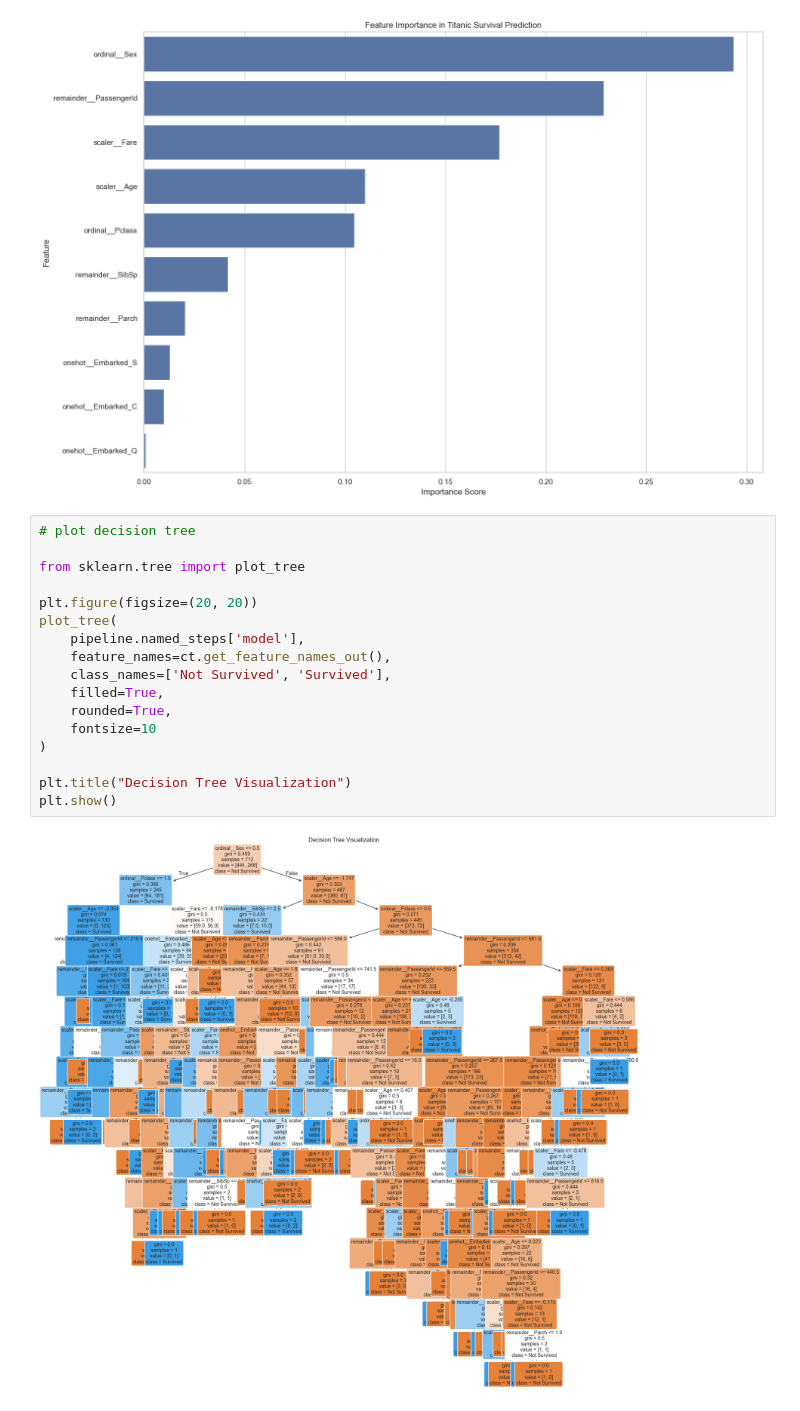
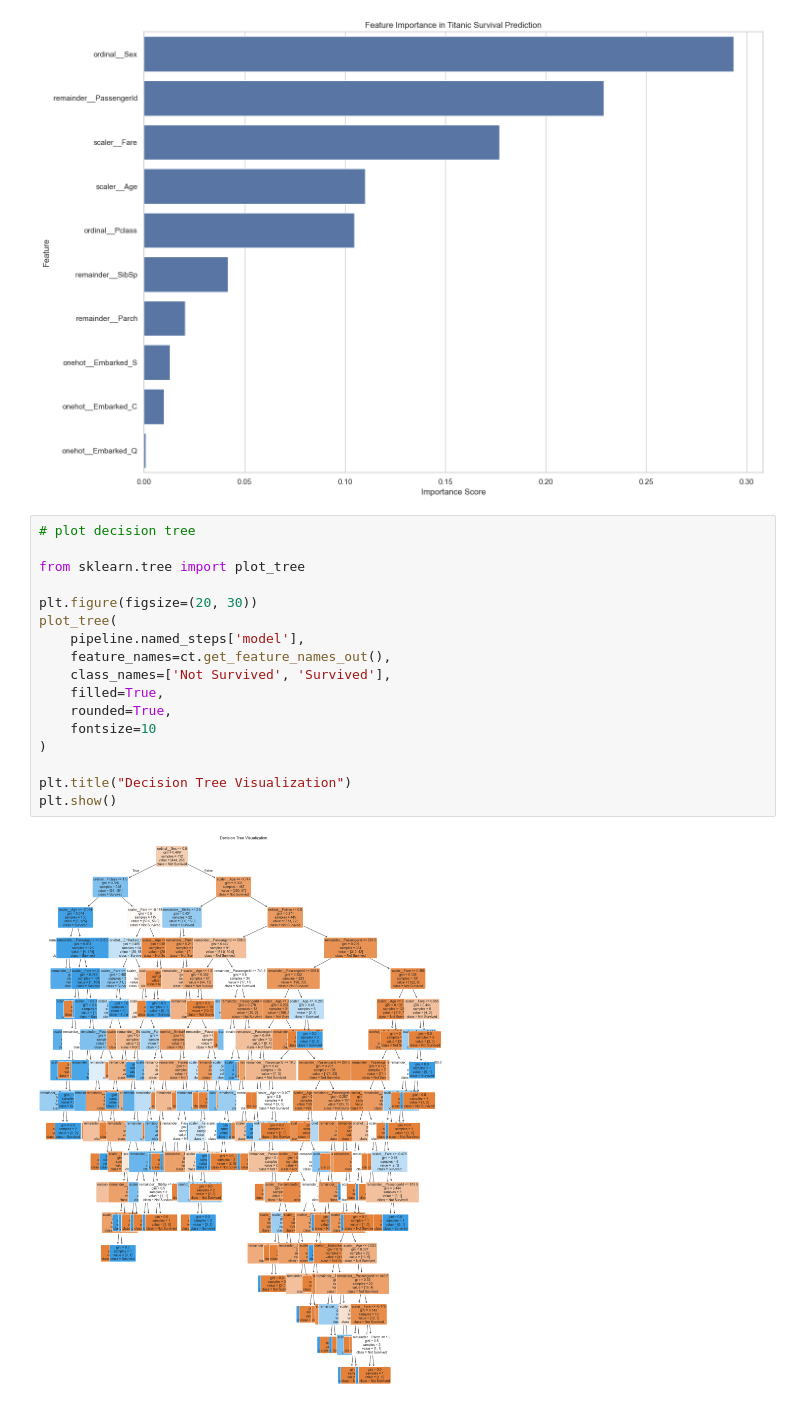
Before and after one commit to Veraeze/DecisionTree, a Jupyter notebook: titanic_survival.ipynb, the cells around one changed output. Saved outputs shown, nothing was run; the diff lists cells and outputs as text.

```diff
--- a/titanic_survival.ipynb
+++ b/titanic_survival.ipynb
@@ -257,19 +257,19 @@ plt.show()
 # %%
 # plot decision tree
 
 from sklearn.tree import plot_tree
 
-plt.figure(figsize=(20, 20))
+plt.figure(figsize=(20, 30))
 plot_tree(
     pipeline.named_steps['model'],
     feature_names=ct.get_feature_names_out(),
     class_names=['Not Survived', 'Survived'],
     filled=True,
     rounded=True,
     fontsize=10
 )
 
 plt.title("Decision Tree Visualization")
 plt.show()
 # %% [output]
-[figure, old version]
+[figure, new version]
```
Also changed, not shown: 2 other files.
